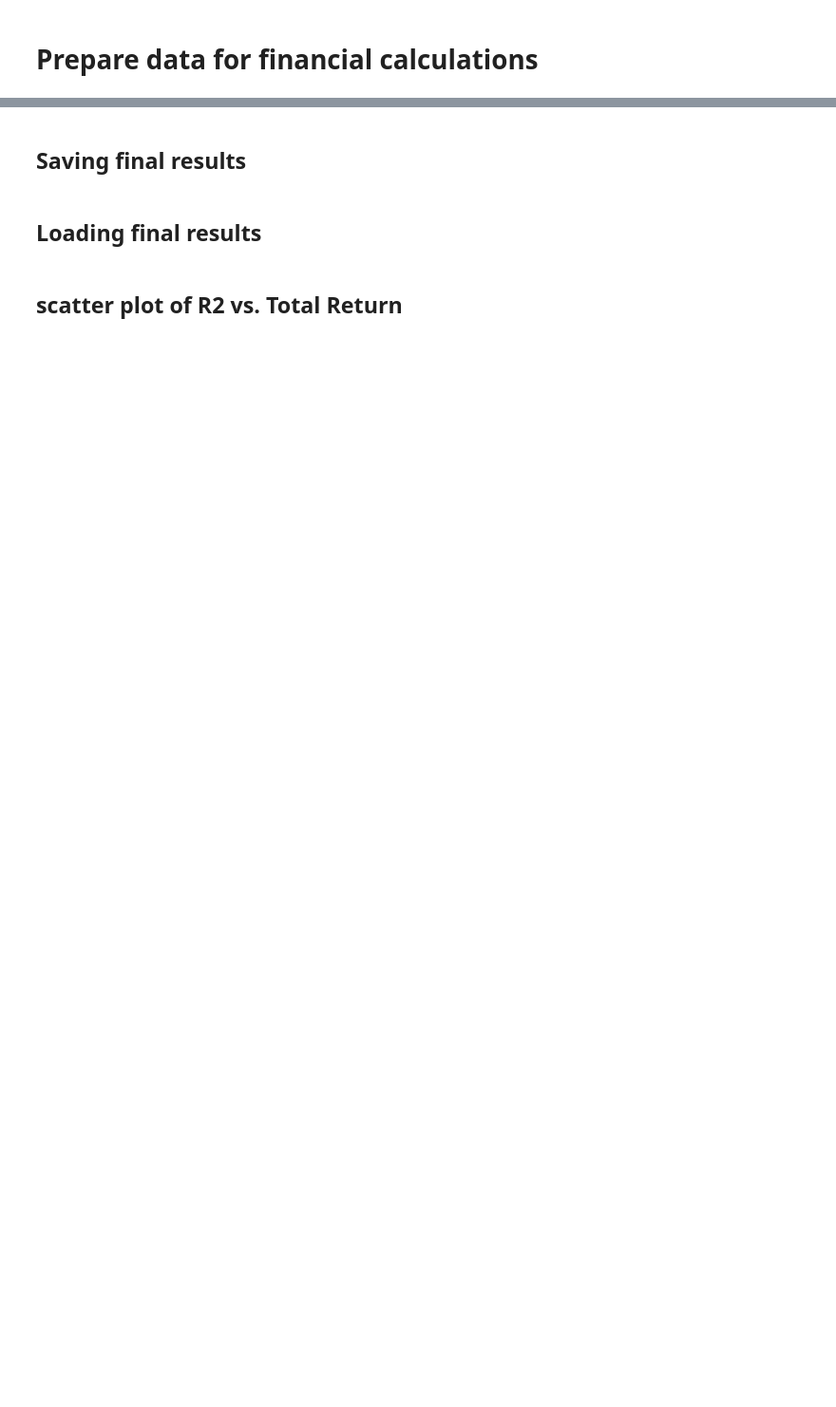
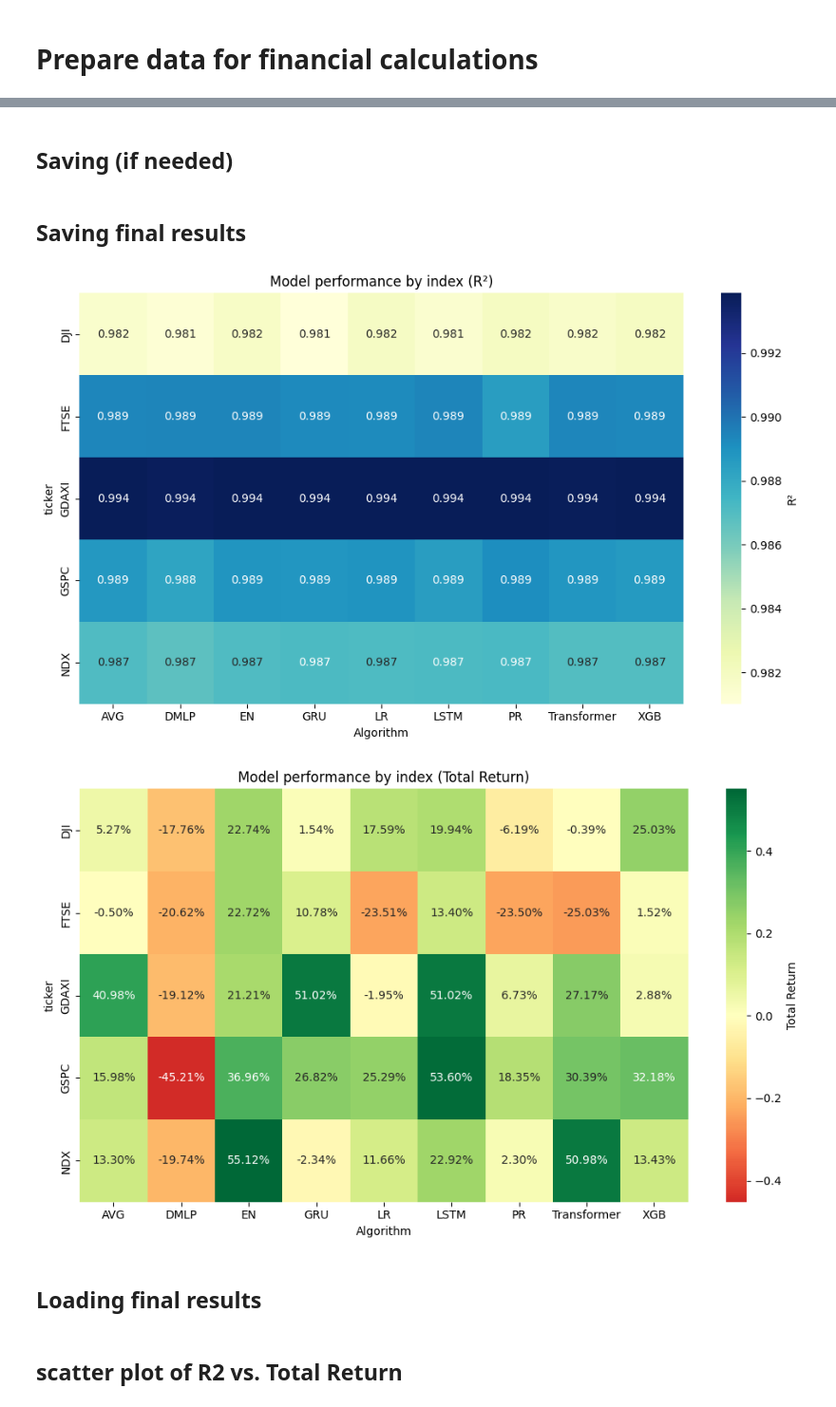
Before and after one commit to AivarasBi/ML, a Jupyter notebook: Machine_Learning_Models_and_Ensemble_Methods_for_Stock_Index_Return_Forecasting.ipynb, the cells around one changed output, grey strips where cells are left out. Shown at 95% size. Drawn from its saved outputs; the diff is of its cells as text; code cells hidden in the pictures; blank space fills up the shorter version.

```diff
--- a/Machine_Learning_Models_and_Ensemble_Methods_for_Stock_Index_Return_Forecasting.ipynb
+++ b/Machine_Learning_Models_and_Ensemble_Methods_for_Stock_Index_Return_Forecasting.ipynb
@@ -1532,0 +1695,2 @@ final_results_df = pd.concat(results, ignore_index=True)
+# %% [markdown]
+## Saving (if needed)
@@ -1537,3 +1701,32 @@ final_results_df.to_excel("final_results_df.xlsx", index=True)
+# %%
+final_results_df['R_squered'] = final_results_df['R_squered'].astype(str).str.replace(",", ".").astype(float)
+final_results_df['Total Return'] = final_results_df['Total Return'].astype(str).str.replace(",", ".").astype(float)
+
+pivot_r2 = final_results_df.pivot_table(index="ticker", columns="Algorithm", values="R_squered", aggfunc="mean")
+pivot_return = final_results_df.pivot_table(index="ticker", columns="Algorithm", values="Total Return", aggfunc="mean")
+
+# Plot heatmap for R^2
+plt.figure(figsize=(10,6))
+sns.heatmap(pivot_r2, annot=True, fmt=".3f", cmap="YlGnBu", cbar_kws={'label': 'R²'})
+plt.title("Model performance by index (R²)")
+plt.tight_layout()
+plt.savefig("heatmap_r2.pdf")
+plt.savefig("heatmap_r2.png", dpi=300)
+plt.show()
+plt.close()
+
+# Plot heatmap for Total Return
+plt.figure(figsize=(10,6))
+sns.heatmap(pivot_return, annot=True, fmt=".2%", cmap="RdYlGn", center=0, cbar_kws={'label': 'Total Return'})
+plt.title("Model performance by index (Total Return)")
+plt.tight_layout()
+plt.savefig("heatmap_return.pdf")
+plt.savefig("heatmap_return.png", dpi=300)
+plt.show()
+plt.close()
+# %% [output]
+[figure, added]
+[figure, added]
 # %% [markdown]
 ## Loading final results
 # %%
```
Also changed, not shown: parts of 24 cells of this notebook.
